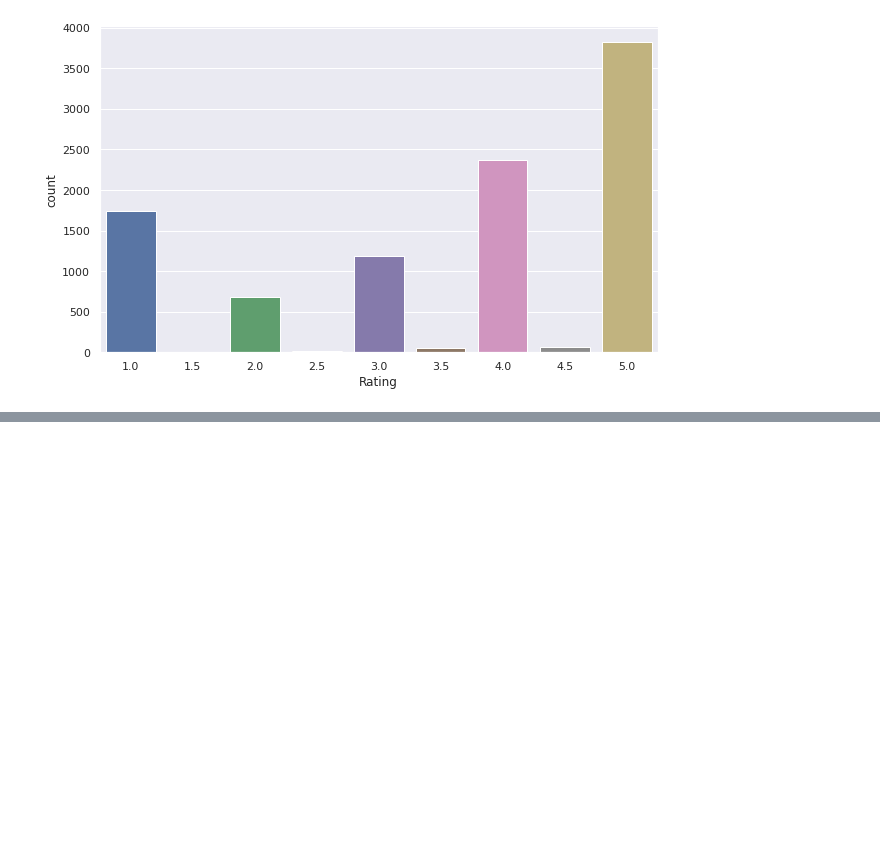
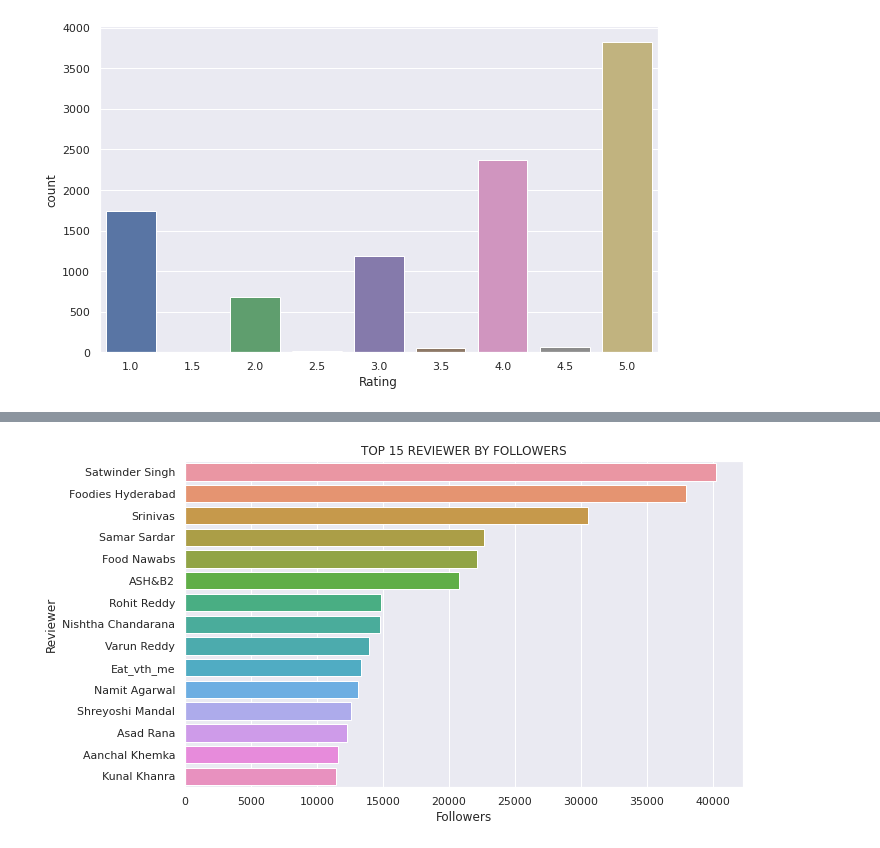
Before and after one commit to itsmimahi/ZOMATO-RESTAURANT-CLUSTERING-AND-SENTIMENT-ANALYSIS, a Jupyter notebook: Copy_of_ZOMATO_RESTAURANT_CLUSTERING_AND_SENTIMENT_ANALYSIS.ipynb, the cells around one changed output, grey strips where cells are left out. Cells and saved outputs as stored; diff of their text form; code cells hidden in the pictures; blank space fills up the shorter version.

```diff
--- a/Copy_of_ZOMATO_RESTAURANT_CLUSTERING_AND_SENTIMENT_ANALYSIS.ipynb
+++ b/Copy_of_ZOMATO_RESTAURANT_CLUSTERING_AND_SENTIMENT_ANALYSIS.ipynb
@@ -626,0 +690,9 @@ Name: Rating, dtype: float64
+# %%
+sns.barplot(x = 'Followers',
+            y = 'Reviewer',
+            data = df_reviwer,
+            order = df_reviwer.sort_values('Followers',ascending = False).Reviewer[:15])
+plt.title('TOP 15 REVIEWER BY FOLLOWERS')
+plt.show()
+# %% [output]
+[figure, added]
```
Also changed, not shown: parts of 50 cells of this notebook.
